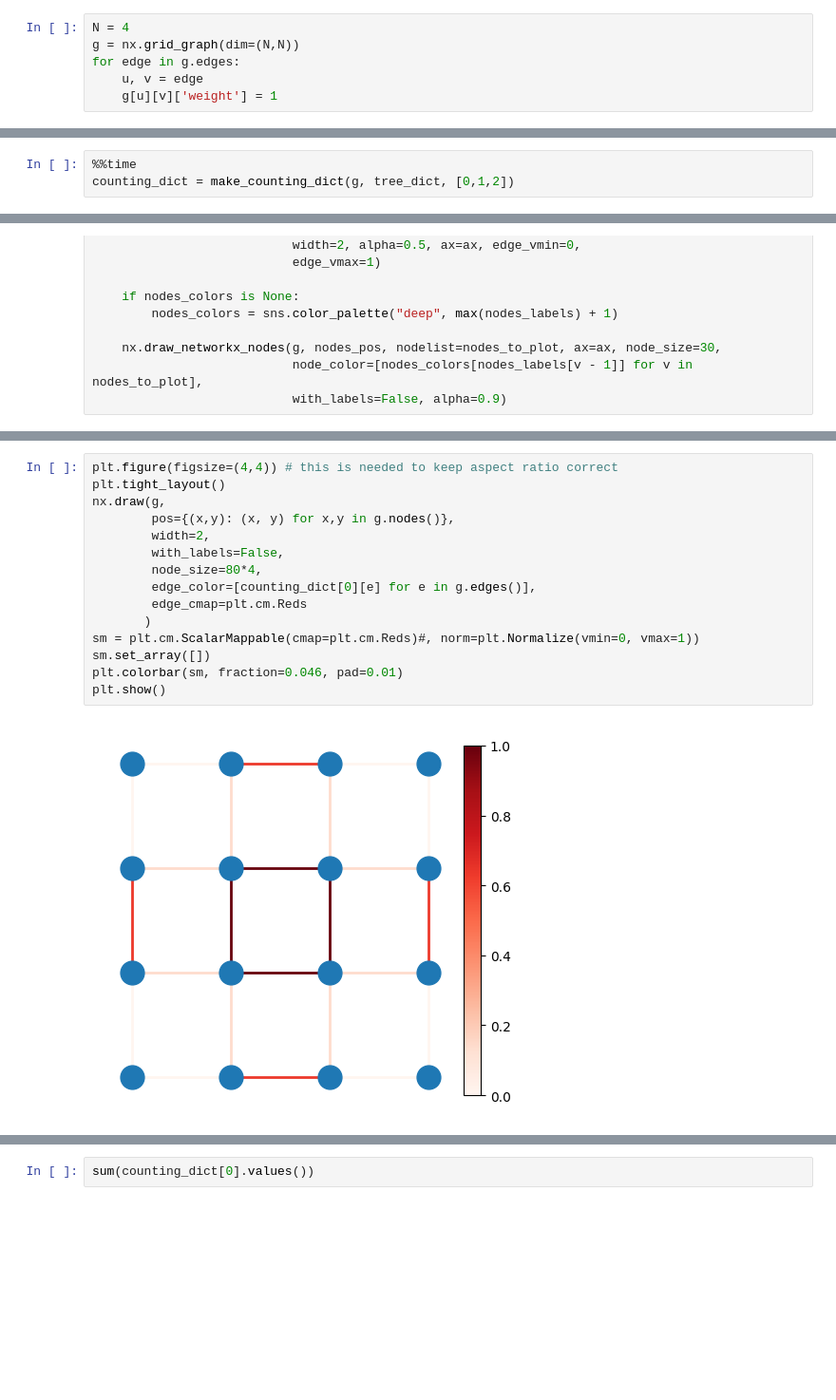
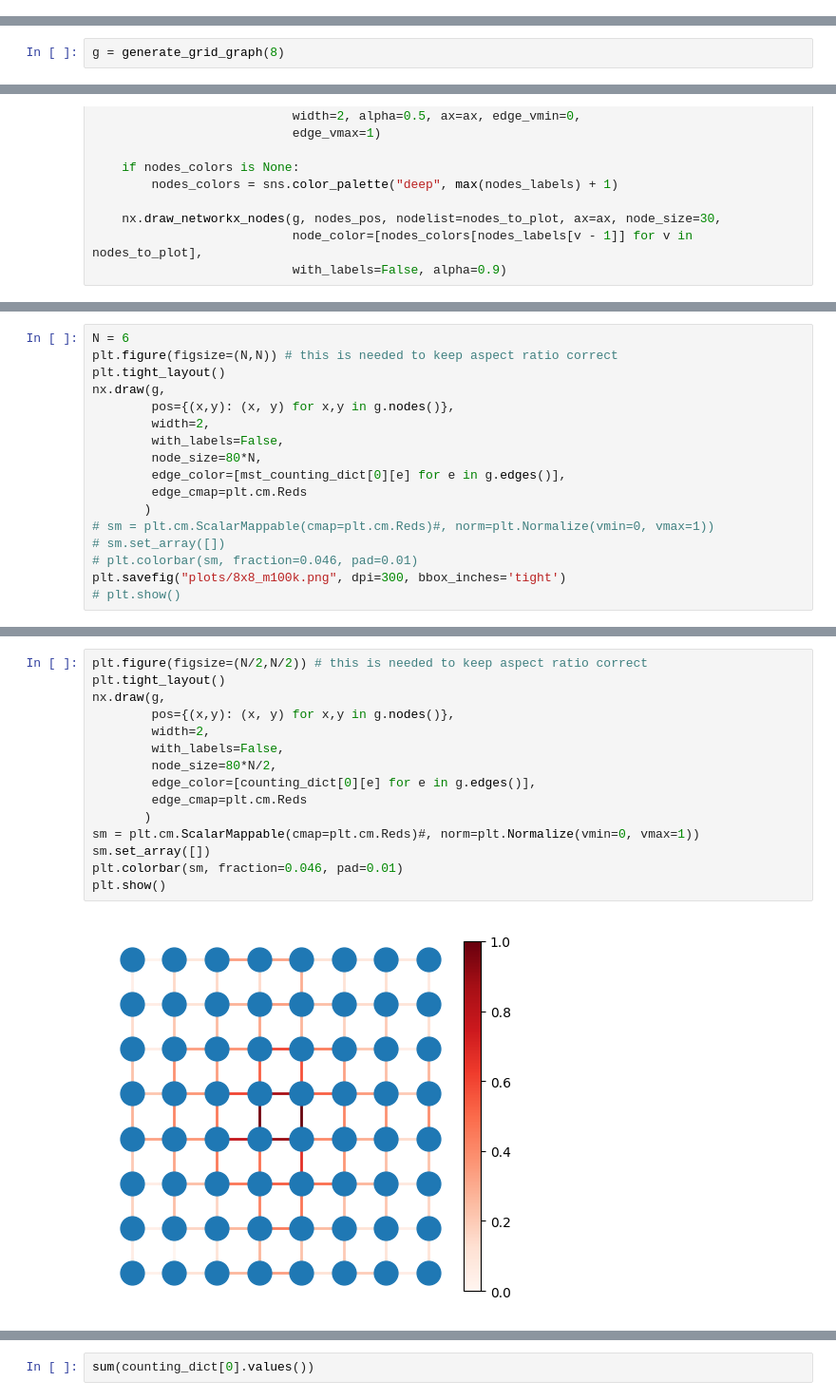
Before and after one commit to gabeschoenbach/snappable, a Jupyter notebook: trees.ipynb, the cells around one changed output, grey strips where cells are left out. Shown: that part at 95% size. Saved outputs shown, nothing was run; the diff lists cells and outputs as text; blank space fills up the shorter version.

Commit message:
add plots

```diff
--- a/trees.ipynb
+++ b/trees.ipynb
@@ -6,9 +6,3 @@ from tqdm import tqdm
 import networkx as nx
 import numpy as np
 import random
-# %%
-N = 4
-g = nx.grid_graph(dim=(N,N))
-for edge in g.edges:
-    u, v = edge
-    g[u][v]['weight'] = 1
@@ -40,3 +46,5 @@ def make_counting_dict(g, tree_dict, ds):
             for balance_edge in balance_edges:
                 counting_dict[d][balance_edge] += 1
     return counting_dict
+# %%
+g = generate_grid_graph(8)
@@ -49,3 +62,0 @@ Wall time: 11min 18s
-# %%
-%%time
-counting_dict = make_counting_dict(g, tree_dict, [0,1,2])
@@ -106,0 +138,17 @@ g.nodes[(0,0)]
+# %%
+N = 6
+plt.figure(figsize=(N,N)) # this is needed to keep aspect ratio correct
+plt.tight_layout()
+nx.draw(g,
+        pos={(x,y): (x, y) for x,y in g.nodes()},
+        width=2,
+        with_labels=False,
+        node_size=80*N,
+        edge_color=[mst_counting_dict[0][e] for e in g.edges()],
+        edge_cmap=plt.cm.Reds
+       )
+# sm = plt.cm.ScalarMappable(cmap=plt.cm.Reds)#, norm=plt.Normalize(vmin=0, vmax=1))
+# sm.set_array([])
+# plt.colorbar(sm, fraction=0.046, pad=0.01)
+plt.savefig("plots/8x8_m100k.png", dpi=300, bbox_inches='tight')
+# plt.show()
@@ -107,17 +157,17 @@ g.nodes[(0,0)]
 # %%
-plt.figure(figsize=(4,4)) # this is needed to keep aspect ratio correct
+plt.figure(figsize=(N/2,N/2)) # this is needed to keep aspect ratio correct
 plt.tight_layout()
 nx.draw(g,
         pos={(x,y): (x, y) for x,y in g.nodes()},
         width=2,
         with_labels=False,
-        node_size=80*4,
+        node_size=80*N/2,
         edge_color=[counting_dict[0][e] for e in g.edges()],
         edge_cmap=plt.cm.Reds
        )
 sm = plt.cm.ScalarMappable(cmap=plt.cm.Reds)#, norm=plt.Normalize(vmin=0, vmax=1))
 sm.set_array([])
 plt.colorbar(sm, fraction=0.046, pad=0.01)
 plt.show()
 # %% [output]
-[figure, old version]
+[figure, new version]
```
Also changed, not shown: parts of 13 cells of this notebook, 5 other files.
